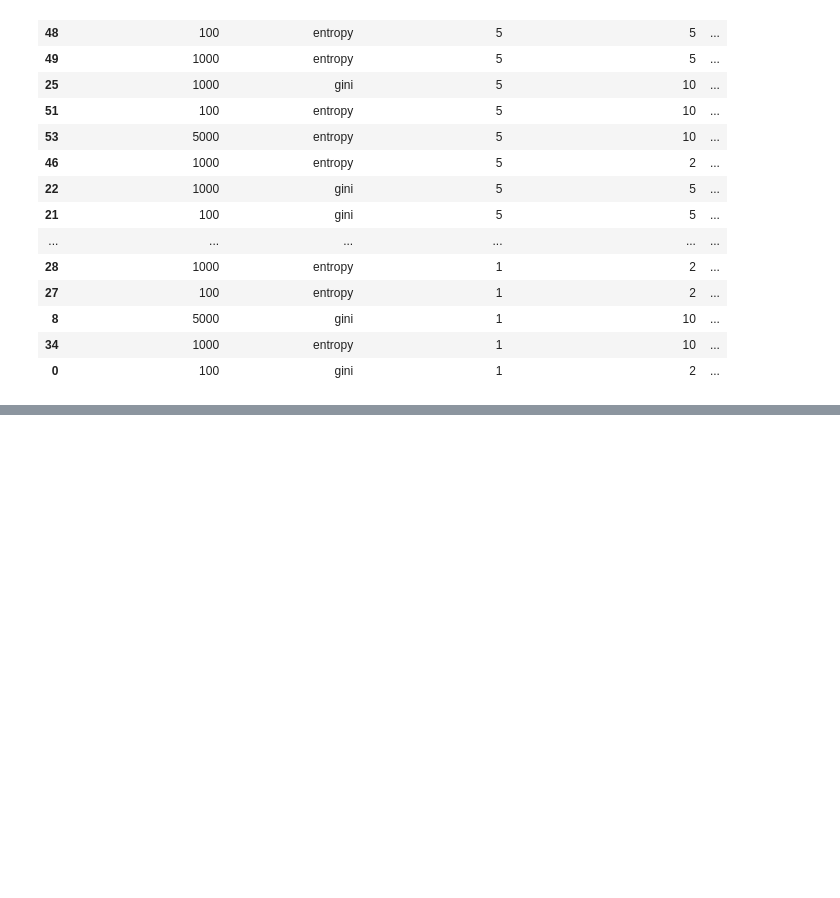
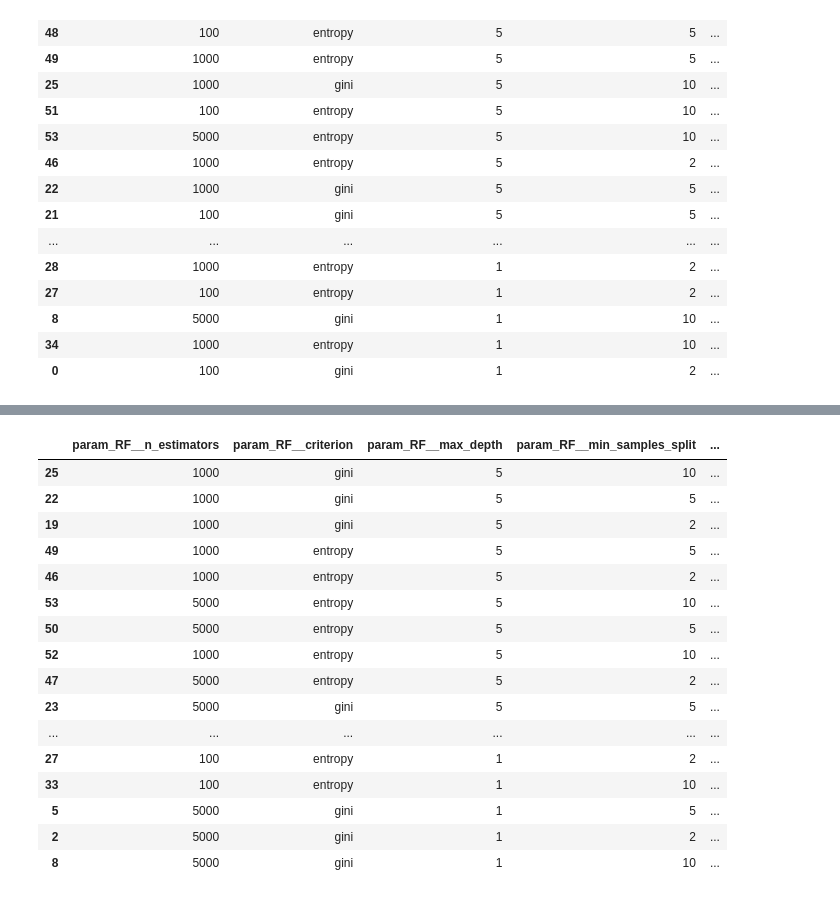
Before and after one commit to vbalza/chicago_water_lead, a Jupyter notebook: Random Forest Models.ipynb, the cells around one changed output, grey strips where cells are left out. Saved outputs shown, nothing was run; the diff lists cells and outputs as text; code cells hidden in the pictures; blank space fills up the shorter version.

```diff
--- a/Random Forest Models.ipynb
+++ b/Random Forest Models.ipynb
@@ -72,0 +99,41 @@ ranked_cv[['param_RF__n_estimators', 'param_RF__criterion', 'param_RF__max_depth
+# %%
+x_train, x_test, y_train, y_test =  train_test_split(full_features, threshold_medium,
+                                                        test_size=0.2, random_state=0)
+
+GRID = {'RF__n_estimators': [100, 1000, 5000], 'RF__criterion': ['gini', 'entropy'], 'RF__max_depth': [1, 3, 5],
+                      'RF__min_samples_split': [2,5,10], 'RF__random_state': [0]}
+
+pipe = Pipeline([('RF', RandomForestClassifier())])
+grid_model = GridSearchCV(estimator=pipe,
+                          param_grid=GRID,
+                          cv=10,
+                          return_train_score=True,
+                          refit='accuracy',
+                          scoring=('accuracy', 'precision', 'recall')
+)
+
+
+grid_model = grid_model.fit(x_train, np.ravel(y_train))
+predicted_y = grid_model.predict(x_test)
+cv_results = pd.DataFrame(grid_model.cv_results_)
+ranked_cv=cv_results.sort_values(by=['rank_test_accuracy'])
+ranked_cv[['param_RF__n_estimators', 'param_RF__criterion', 'param_RF__max_depth', 'param_RF__min_samples_split', 'rank_test_accuracy',
+           'mean_test_accuracy', 'mean_test_precision', 'mean_test_recall']]
+# %% [output]
+|  | param_RF__n_estimators | param_RF__criterion | param_RF__max_depth | param_RF__min_samples_split | ... |
+| 25 | 1000 | gini | 5 | 10 | ... |
+| 22 | 1000 | gini | 5 | 5 | ... |
+| 19 | 1000 | gini | 5 | 2 | ... |
+| 49 | 1000 | entropy | 5 | 5 | ... |
+| 46 | 1000 | entropy | 5 | 2 | ... |
+| 53 | 5000 | entropy | 5 | 10 | ... |
+| 50 | 5000 | entropy | 5 | 5 | ... |
+| 52 | 1000 | entropy | 5 | 10 | ... |
+| 47 | 5000 | entropy | 5 | 2 | ... |
+| 23 | 5000 | gini | 5 | 5 | ... |
+| ... | ... | ... | ... | ... | ... |
+| 27 | 100 | entropy | 1 | 2 | ... |
+| 33 | 100 | entropy | 1 | 10 | ... |
+| 5 | 5000 | gini | 1 | 5 | ... |
+| 2 | 5000 | gini | 1 | 2 | ... |
+| 8 | 5000 | gini | 1 | 10 | ... |
```
Also changed, not shown: parts of 5 cells of this notebook.
